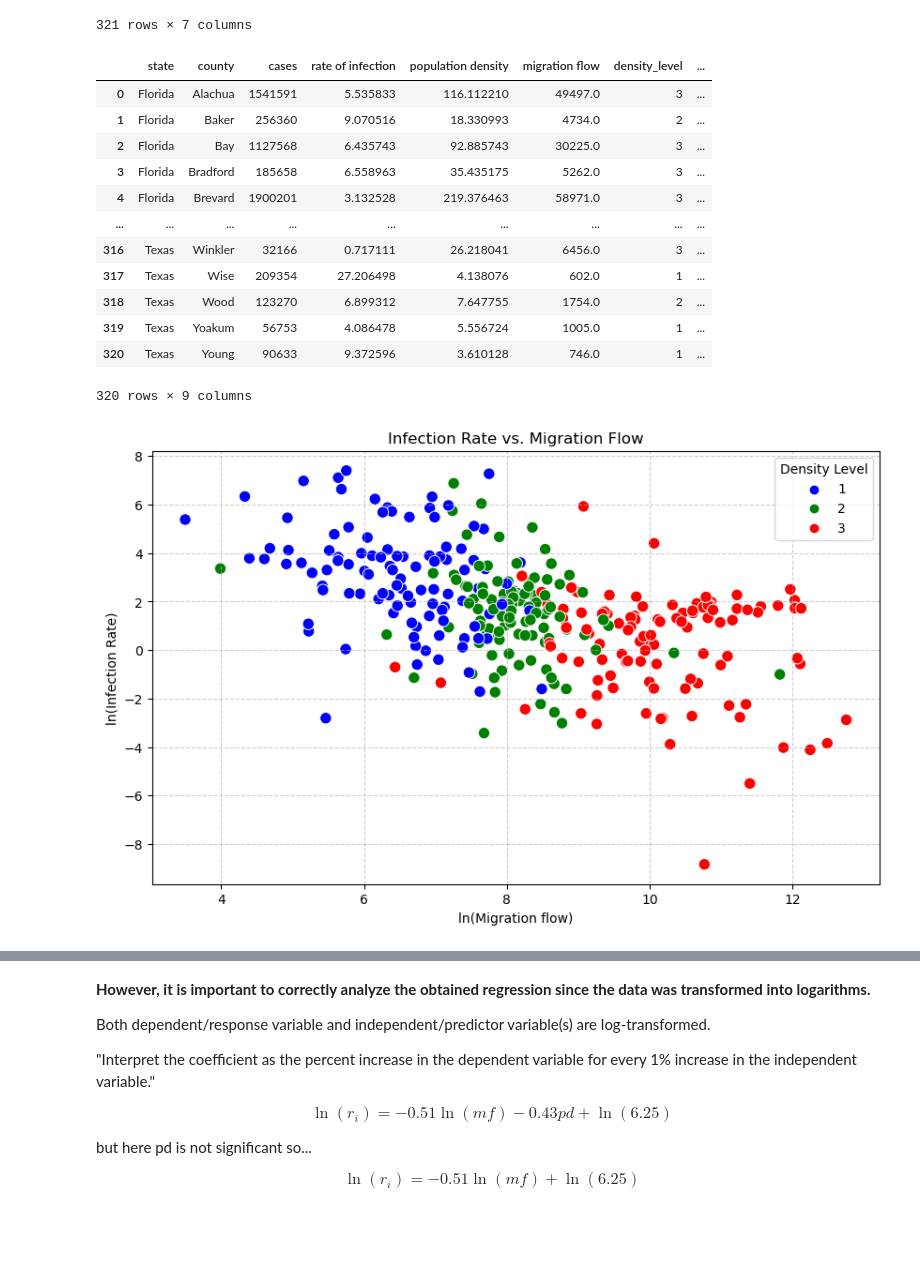
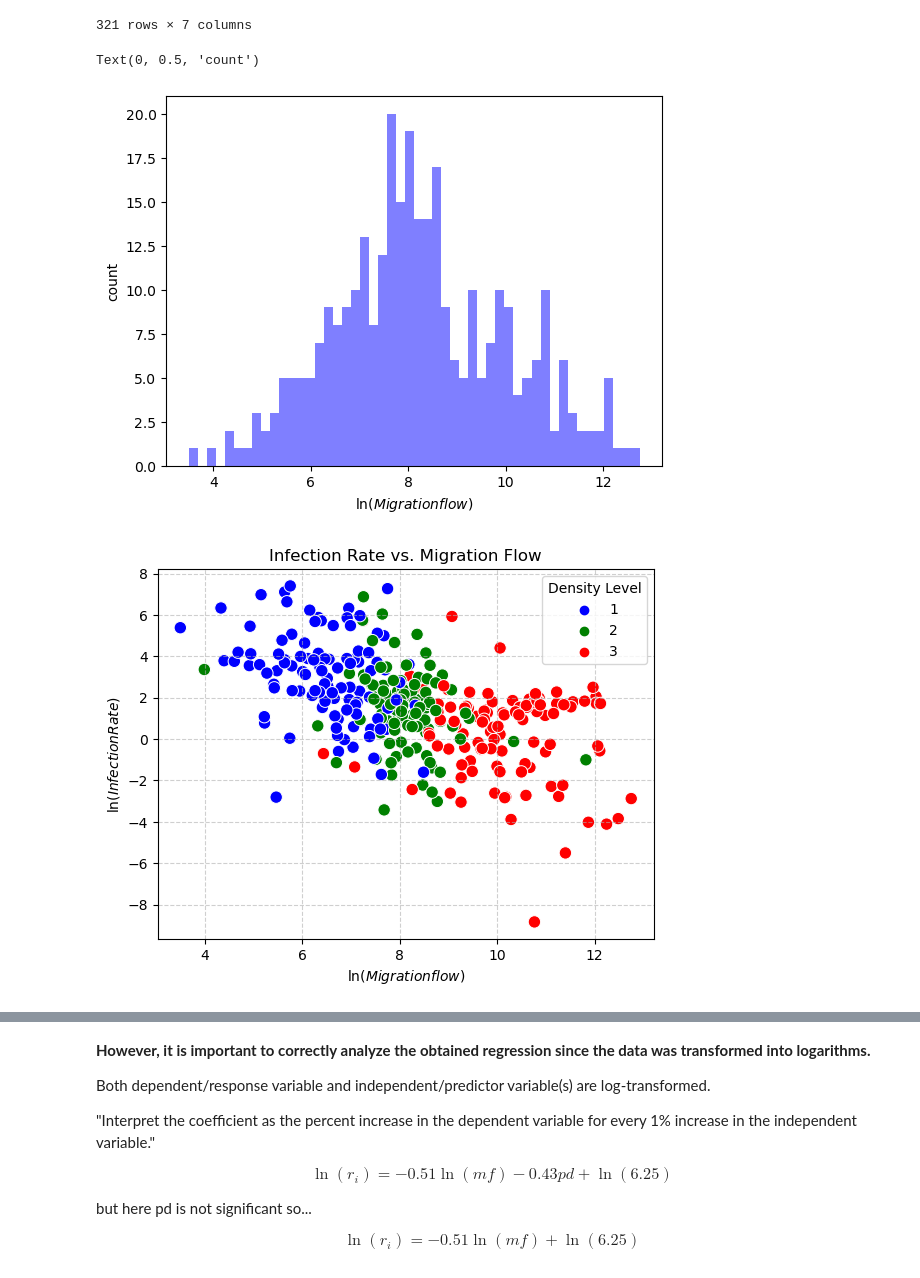
Before and after one commit to BeltranVV/Project1, a Jupyter notebook: Project-Copy1.ipynb, the cells around one changed output, grey strips where cells are left out. Saved outputs shown, nothing was run; the diff lists cells and outputs as text; code cells hidden in the pictures; blank space fills up the shorter version.

```diff
--- a/Project-Copy1.ipynb
+++ b/Project-Copy1.ipynb
@@ -103,33 +105,24 @@ sum_cases_copy['mf'] = np.log(sum_cases_copy['migration flow'])
 
 excel_file_path = 'sum_cases_by_county.xlsx'
 sum_cases_copy.to_excel(excel_file_path, index=False)
-sum_cases_copy
+plt.hist(sum_cases_copy['mf'], bins=50, color='blue', alpha=0.5, label='ROI')
+plt.xlabel('$\ln (Migration flow)$')
+plt.ylabel('count')
 # %% [output]
-|  | state | county | cases | rate of infection | population density | migration flow | density_level | ... |
-| 0 | Florida | Alachua | 1541591 | 5.535833 | 116.112210 | 49497.0 | 3 | ... |
-| 1 | Florida | Baker | 256360 | 9.070516 | 18.330993 | 4734.0 | 2 | ... |
-| 2 | Florida | Bay | 1127568 | 6.435743 | 92.885743 | 30225.0 | 3 | ... |
-| 3 | Florida | Bradford | 185658 | 6.558963 | 35.435175 | 5262.0 | 3 | ... |
-| 4 | Florida | Brevard | 1900201 | 3.132528 | 219.376463 | 58971.0 | 3 | ... |
-| ... | ... | ... | ... | ... | ... | ... | ... | ... |
-| 316 | Texas | Winkler | 32166 | 0.717111 | 26.218041 | 6456.0 | 3 | ... |
-| 317 | Texas | Wise | 209354 | 27.206498 | 4.138076 | 602.0 | 1 | ... |
-| 318 | Texas | Wood | 123270 | 6.899312 | 7.647755 | 1754.0 | 2 | ... |
-| 319 | Texas | Yoakum | 56753 | 4.086478 | 5.556724 | 1005.0 | 1 | ... |
-| 320 | Texas | Young | 90633 | 9.372596 | 3.610128 | 746.0 | 1 | ... |
-320 rows × 9 columns
+Text(0, 0.5, 'count')
+[figure, added]
 # %%
 custom_palette = {1: 'blue', 2: 'green', 3: 'red'}
-plt.figure(figsize=(10, 6))
+#plt.figure(figsize=(10, 6))
 scatter_plot = sns.scatterplot(x='mf', y='roi', hue='density_level', data=sum_cases_copy,palette=custom_palette, s=80)
 scatter_plot.legend(title='Density Level')
 scatter_plot.set_title('Infection Rate vs. Migration Flow')
-scatter_plot.set_xlabel('ln(Migration flow)')
-scatter_plot.set_ylabel('ln(Infection Rate)')
-
+scatter_plot.set_xlabel('$ \ln(Migration flow)$')
+scatter_plot.set_ylabel('$ \ln(Infection Rate)$')
+plt.savefig('categorized_data.png')
 plt.grid(True, linestyle='--', alpha=0.6);
 # %% [output]
-[figure, old version]
+[figure, new version]
 # %%
 X = np.c_[np.ones(320), sum_cases_copy['mf'], sum_cases_copy['density_level']]
 tmp = np.linalg.inv(np.matmul(np.transpose(X), X))
```
Also changed, not shown: parts of 7 cells of this notebook.
